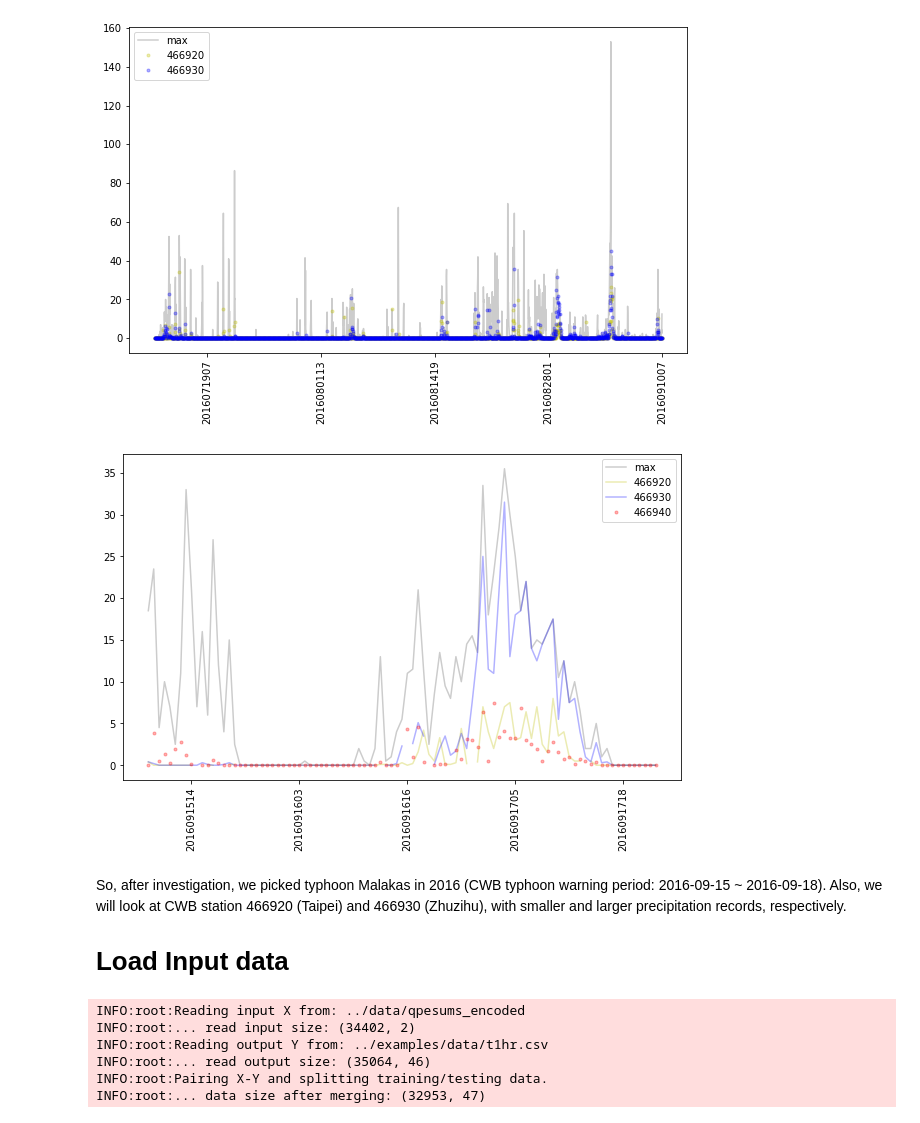
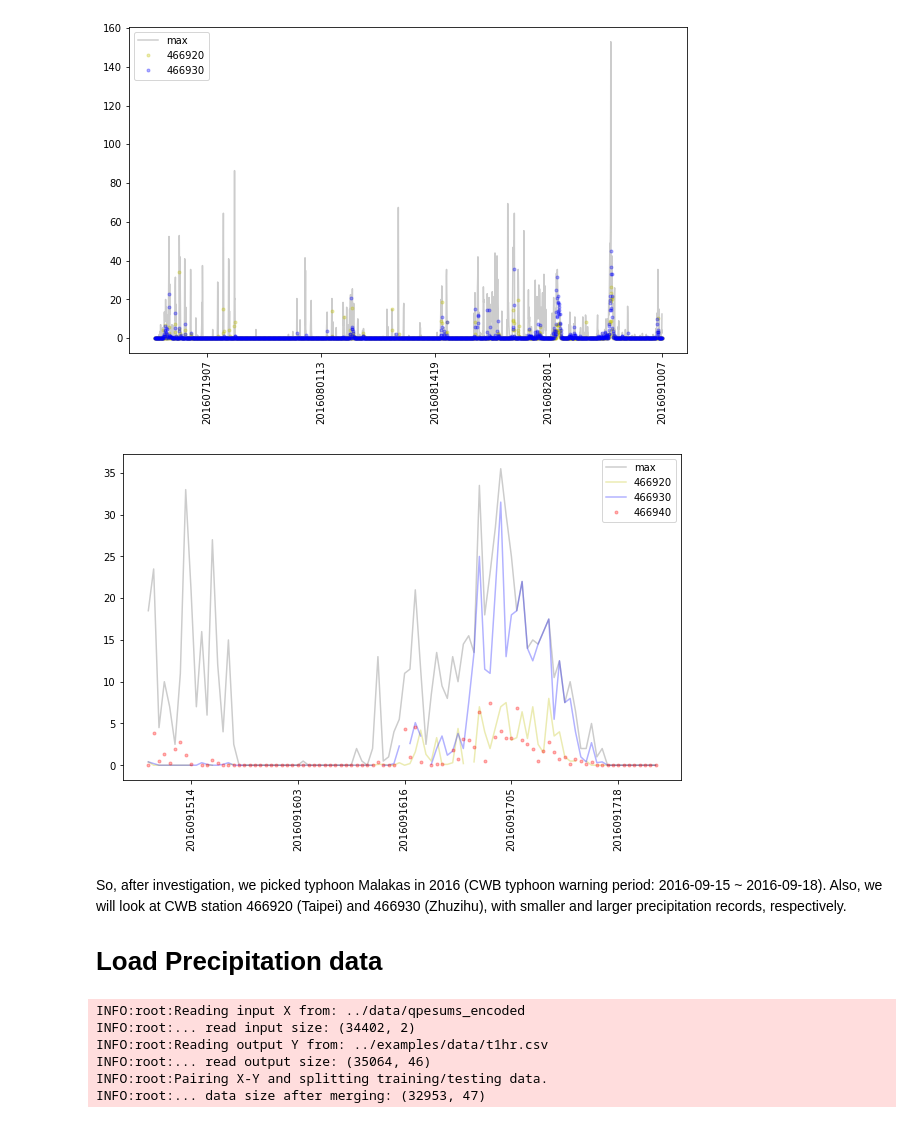
Before and after one commit to tingsyo/qpetw, a Jupyter notebook: results/03_special_cases.ipynb, the cells around one changed output. Saved outputs shown, nothing was run; the diff lists cells and outputs as text; code cells hidden in the pictures.

```diff
--- a/results/03_special_cases.ipynb
+++ b/results/03_special_cases.ipynb
@@ -76,31 +87,31 @@ plt.show()
 [figure]
 # %%
 # Pick date for 2016 Typhoon Warnings
-selidx = (ys.date>=2016091500)&(ys.date<=2016091823)
+selidx = (ys.date>=2016091500)&(ys.date<=2016091824)
 yselected = ys.loc[selidx,:]
 # Plot the precipitation of 2016 Typhoon seasons
 # Max precipitation
 ymax = yselected.iloc[:,1:].max(axis=1)
 # Dates, locations, and labels
 plt.figure(figsize=(10,6))
 dates = yselected['date']
 plt.plot(ymax, 'k-', alpha=0.2, label='max')
 # Dates, locations, and labels
 loc, lab = plt.xticks()
 newlab = list(dates.iloc[np.arange(0, len(ymax), int(len(ymax)/len(loc)))])
 plt.xticks(loc, newlab, rotation='vertical')
 # For stations
 plt.plot(yselected['466920'], 'y-', alpha=0.3, label='466920')
 plt.plot(yselected['466930'], 'b-', alpha=0.3, label='466930')
 plt.plot(yselected['466940'], 'r.', alpha=0.3, label='466940')
 plt.legend()
 plt.show()
 # %% [output]
-[figure, old version]
+[figure, new version]
 # %% [markdown]
 So, after investigation, we picked typhoon Malakas in 2016 (CWB typhoon warning period: 2016-09-15 ~ 2016-09-18). Also, we will look at CWB station 466920 (Taipei) and 466930 (Zhuzihu), with smaller and larger precipitation records, respectively.
 
-# Load Input data
+# Load Precipitation data
 # %%
 import numpy as np
 import pandas as pd
```
Also changed, not shown: parts of 11 cells of this notebook.
